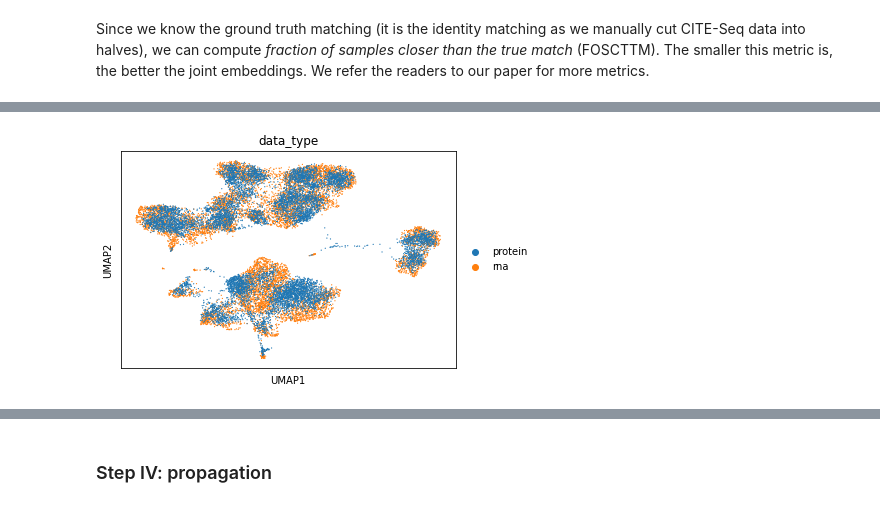
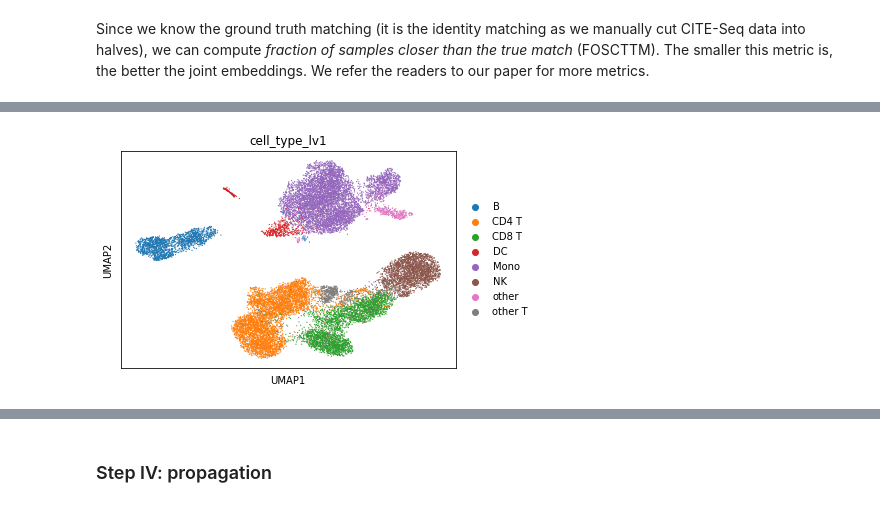
Before and after one commit to shuxiaoc/maxfuse, a Jupyter notebook: docs/citeseq_pbmc_evaluate.ipynb, the cells around one changed output, grey strips where cells are left out. Cells and saved outputs as stored; diff of their text form; code cells hidden in the pictures.

```diff
--- a/docs/citeseq_pbmc_evaluate.ipynb
+++ b/docs/citeseq_pbmc_evaluate.ipynb
@@ -401,6 +408,4 @@ sc.pp.neighbors(cca_adata, n_neighbors=10)
 # %%
-sc.tl.umap(cca_adata)
+sc.pl.umap(cca_adata, color='cell_type_lv1')
+# %% [output]
+[figure, added]
-# %%
-sc.pl.umap(cca_adata, color='data_type')
-# %% [output]
-[figure, removed]
```
Also changed, not shown: parts of 12 cells of this notebook, 1 other file.
